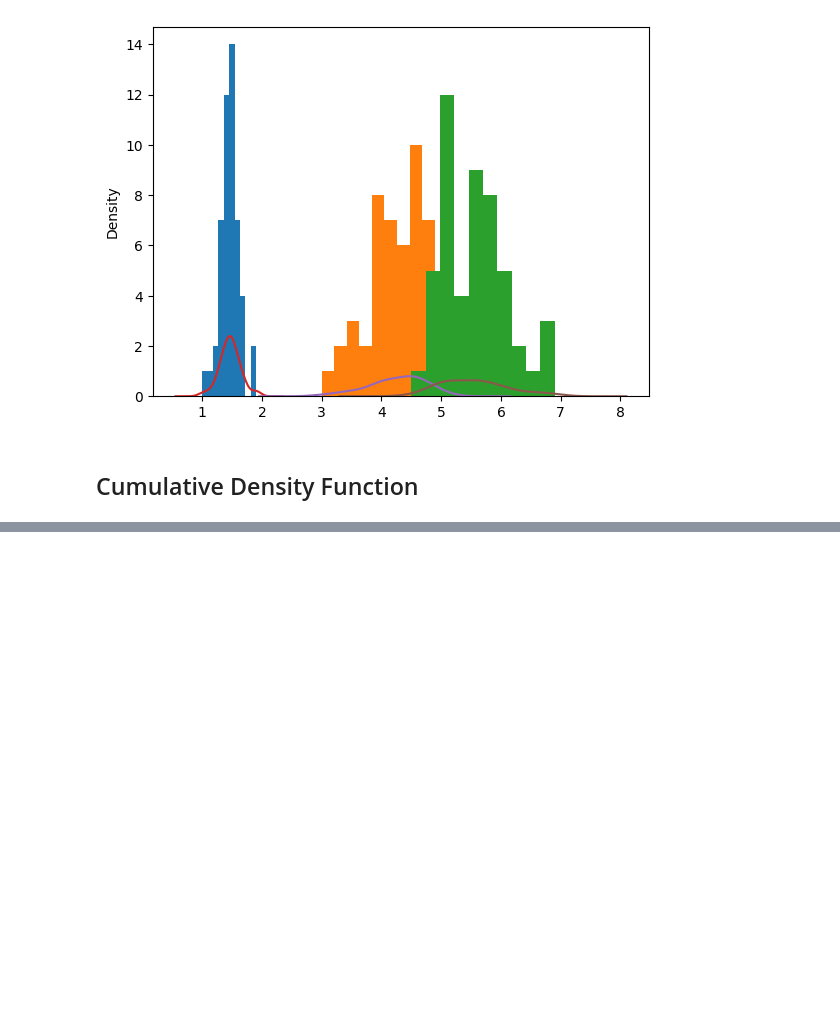
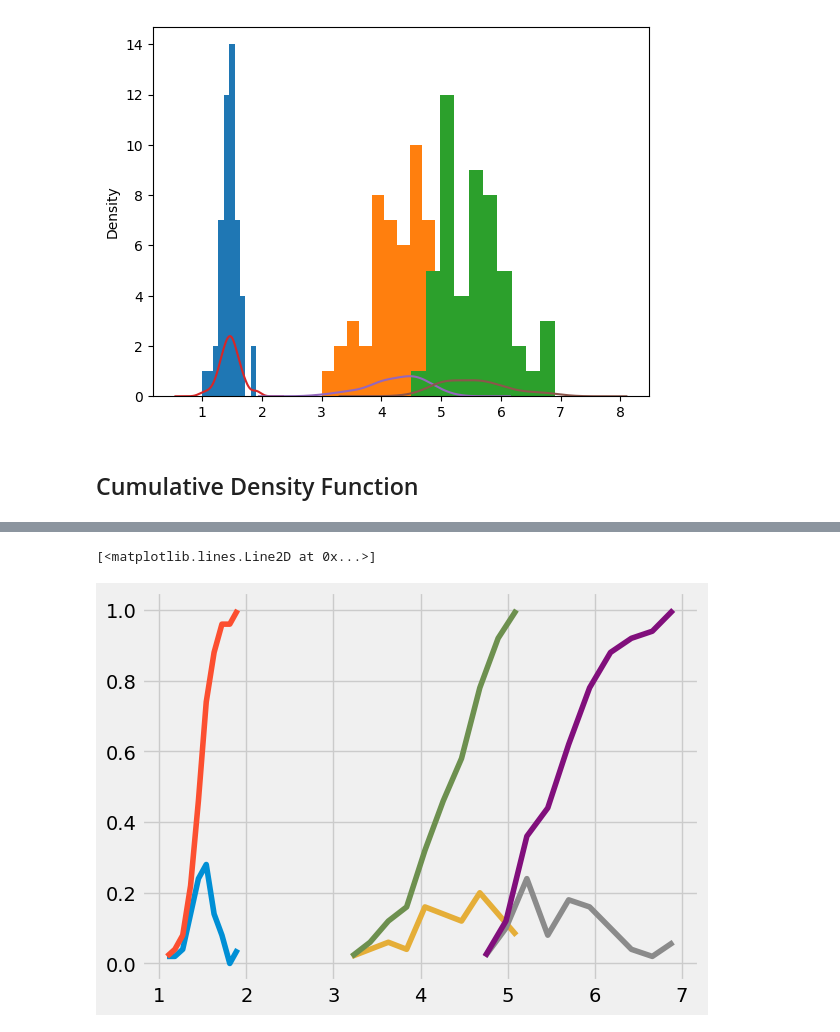
Before and after one commit to Abhijit1102/ML-DL, a Jupyter notebook: statistics/Descriptive Statistics/3. Density function.ipynb, the cells around one changed output, grey strips where cells are left out. Saved outputs shown, nothing was run; the diff lists cells and outputs as text; code cells hidden in the pictures; blank space fills up the shorter version.

```diff
--- a/statistics/Descriptive Statistics/3. Density function.ipynb
+++ b/statistics/Descriptive Statistics/3. Density function.ipynb
@@ -50,0 +87,31 @@ df[df["S"] == "Iris-virginica"]["PL"].plot(kind="kde")
+# %%
+plt.style.use("fivethirtyeight")
+
+counts, bin_edges = np.histogram(Iris_setosa["PL"], bins=10)
+
+pdf = counts/sum(counts)
+cdf = np.cumsum(pdf)
+
+plt.plot(bin_edges[1:],pdf)
+plt.plot(bin_edges[1:],cdf)
+
+
+counts, bin_edges = np.histogram(Iris_versicolor["PL"], bins=10)
+
+pdf = counts/sum(counts)
+cdf = np.cumsum(pdf)
+
+plt.plot(bin_edges[1:],pdf)
+plt.plot(bin_edges[1:],cdf)
+
+
+counts, bin_edges = np.histogram(Iris_virginica["PL"], bins=10)
+
+pdf = counts/sum(counts)
+cdf = np.cumsum(pdf)
+
+plt.plot(bin_edges[1:],pdf)
+plt.plot(bin_edges[1:],cdf)
+# %% [output]
+[<matplotlib.lines.Line2D at 0x...>]
+[figure, added]
```
Also changed, not shown: parts of 4 cells of this notebook.
